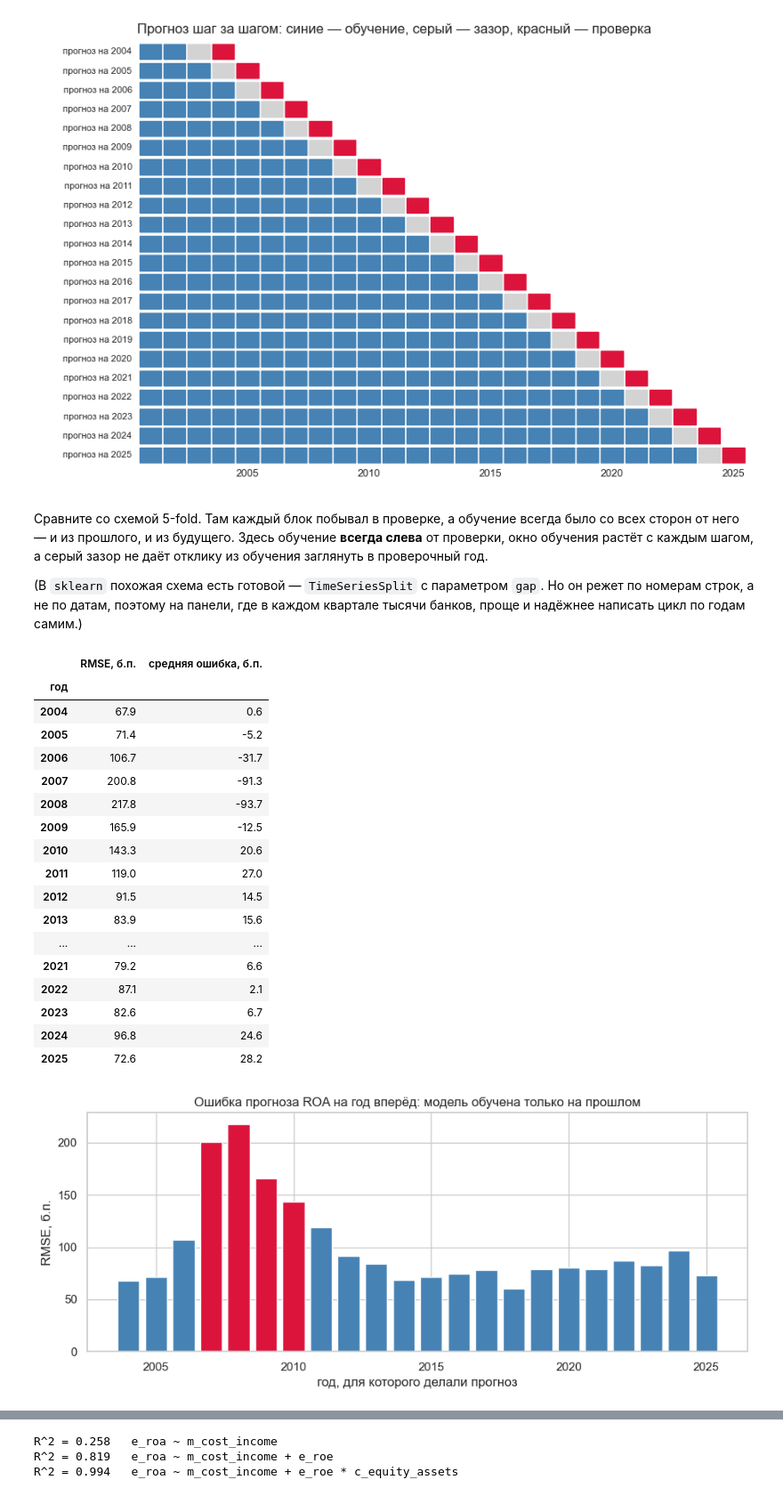
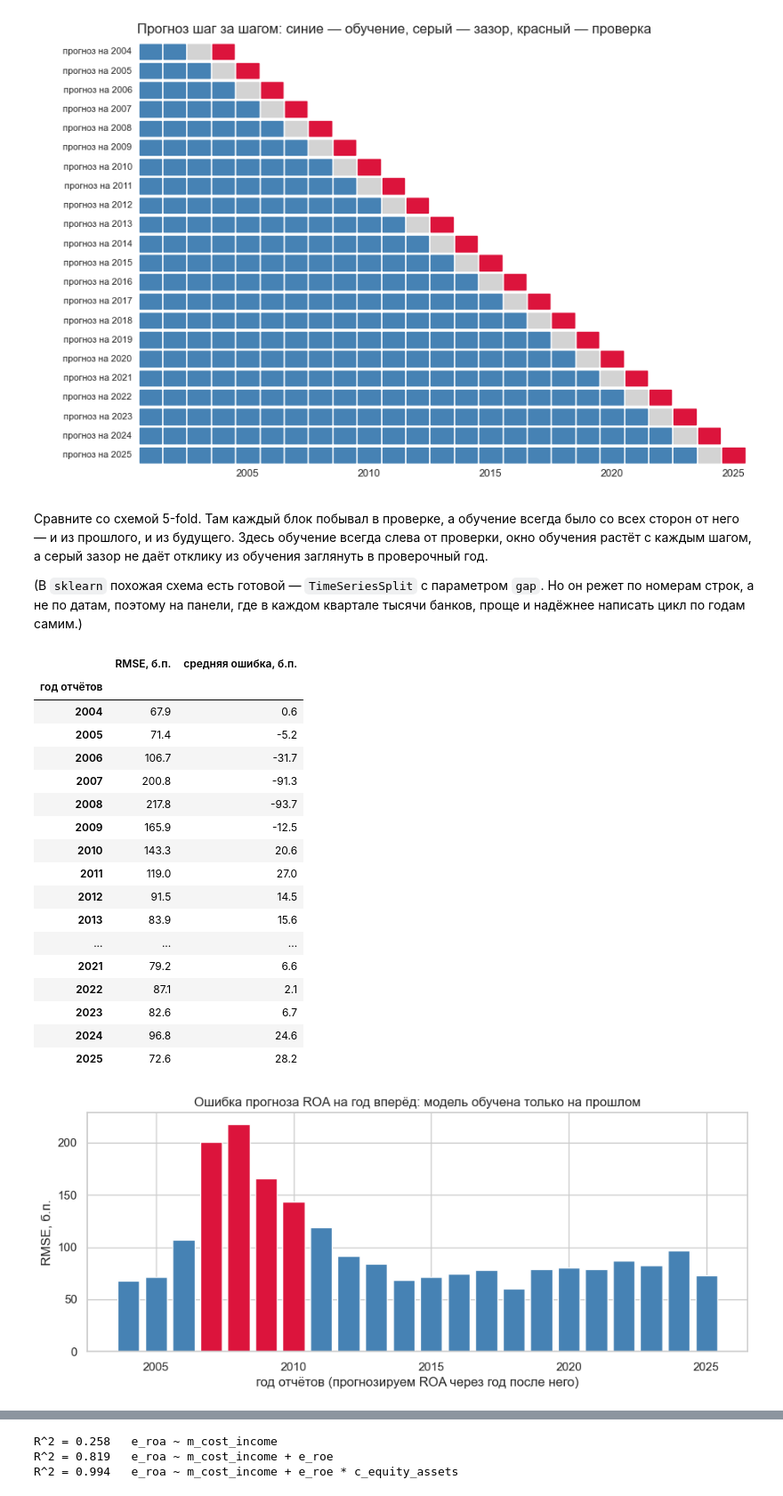
Before and after one commit to nvvoitov/da_intro, a Jupyter notebook: notebooks/L03.ipynb, the cells around one changed output, grey strips where cells are left out. Shown at 89% size. Saved outputs shown, nothing was run; the diff lists cells and outputs as text; code cells hidden in the pictures.

```diff
--- a/notebooks/L03.ipynb
+++ b/notebooks/L03.ipynb
@@ -782,7 +794,9 @@ y400 = fc400["roa_next"]
 g400 = fc400["cert"]                                            # группы — банки
 
 random_cv = KFold(n_splits=5, shuffle=True, random_state=SEED)  # случайное деление строк
-group_cv = GroupKFold(n_splits=5)                               # деление по банкам
+# деление по банкам; shuffle=True — перемешать банки перед нарезкой,
+# иначе раскладка банков по блокам зависит от версии библиотеки
+group_cv = GroupKFold(n_splits=5, shuffle=True, random_state=SEED)
 
 rows = []
 for k in [1, 5, 10, 20, 50, 100, 200, 500]:
@@ -961,7 +973,7 @@ plt.show()
 # %% [output]
 [figure]
 # %% [markdown]
-Сравните со схемой 5-fold. Там каждый блок побывал в проверке, а обучение всегда было со всех сторон от него — и из прошлого, и из будущего. Здесь обучение **всегда слева** от проверки, окно обучения растёт с каждым шагом, а серый зазор не даёт отклику из обучения заглянуть в проверочный год.
+Сравните со схемой 5-fold. Там каждый блок побывал в проверке, а обучение всегда было со всех сторон от него — и из прошлого, и из будущего. Здесь обучение всегда слева от проверки, окно обучения растёт с каждым шагом, а серый зазор не даёт отклику из обучения заглянуть в проверочный год.
 
 (В `sklearn` похожая схема есть готовой — `TimeSeriesSplit` с параметром `gap`. Но он режет по номерам строк, а не по датам, поэтому на панели, где в каждом квартале тысячи банков, проще и надёжнее написать цикл по годам самим.)
 # %%
@@ -976,15 +988,15 @@ for Y in range(2004, 2026):
     err = test_part["roa_next"] - ols.predict(test_part[FEATURES])
 
     all_errors.extend(err)           # .extend добавляет в список все элементы сразу
-    rows.append({"год": Y,
+    rows.append({"год отчётов": Y,
                  "RMSE, б.п.": float(np.sqrt((err ** 2).mean()) * 10_000),
                  "средняя ошибка, б.п.": float(err.mean() * 10_000)})
 
-forward = pd.DataFrame(rows).set_index("год")
+forward = pd.DataFrame(rows).set_index("год отчётов")
 forward.round(1)
 # %% [output]
 |  | RMSE, б.п. | средняя ошибка, б.п. |
-| год |  |  |
+| год отчётов |  |  |
 | 2004 | 67.9 | 0.6 |
 | 2005 | 71.4 | -5.2 |
 | 2006 | 106.7 | -31.7 |
@@ -1004,12 +1016,12 @@ forward.round(1)
 # %%
 # Цвет столбика: кризисные годы — красным
 colors = ["crimson" if 2007 <= y <= 2010 else "steelblue" for y in forward.index]
 
 plt.figure(figsize=(11, 4))
 plt.bar(forward.index, forward["RMSE, б.п."], color=colors)
 plt.title("Ошибка прогноза ROA на год вперёд: модель обучена только на прошлом")
-plt.xlabel("год, для которого делали прогноз")
+plt.xlabel("год отчётов (прогнозируем ROA через год после него)")
 plt.ylabel("RMSE, б.п.")
 plt.show()
 # %% [output]
-[figure, old version]
+[figure, new version]
```
Also changed, not shown: parts of 91 cells of this notebook, 4 other files.
